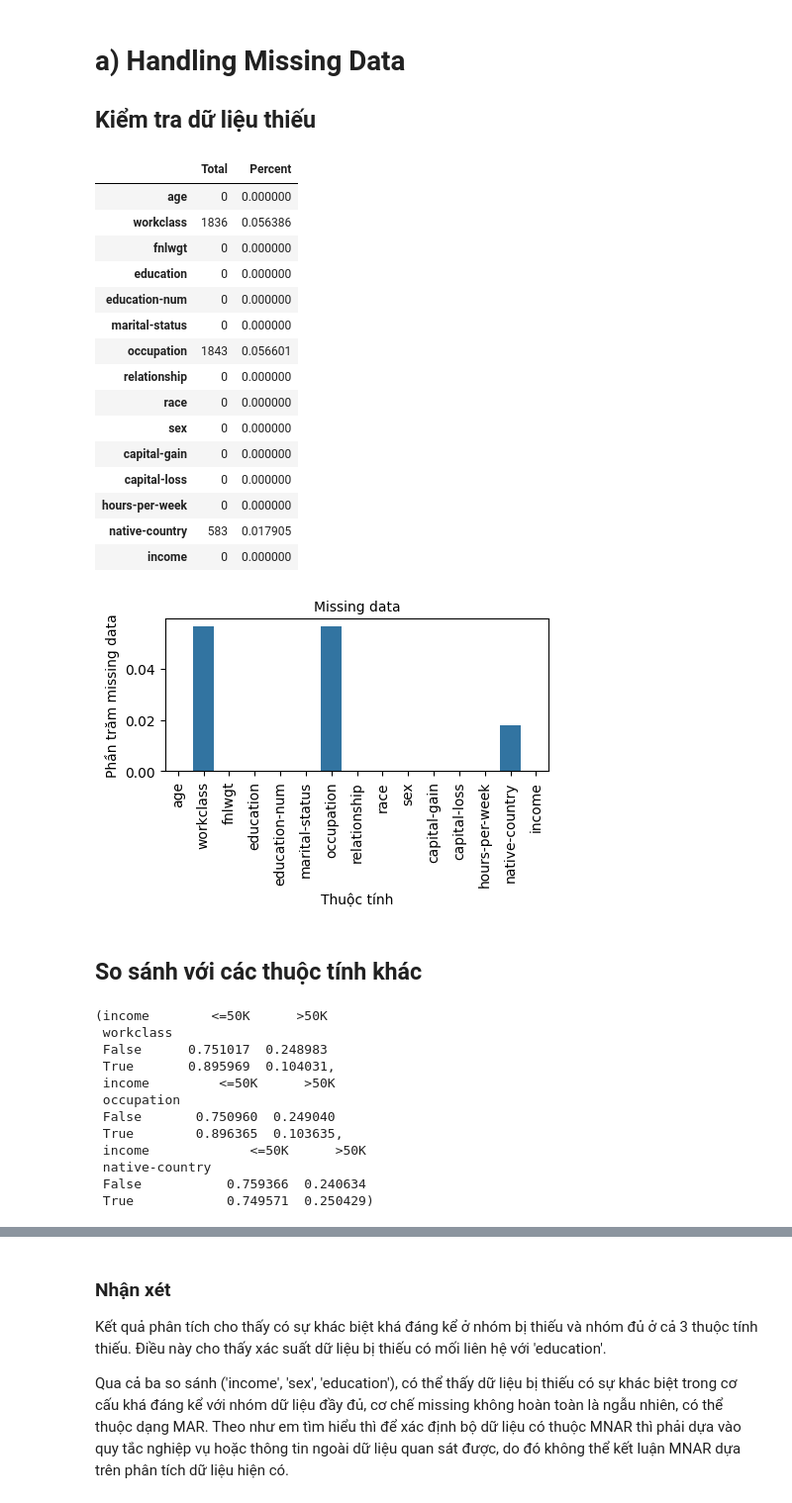
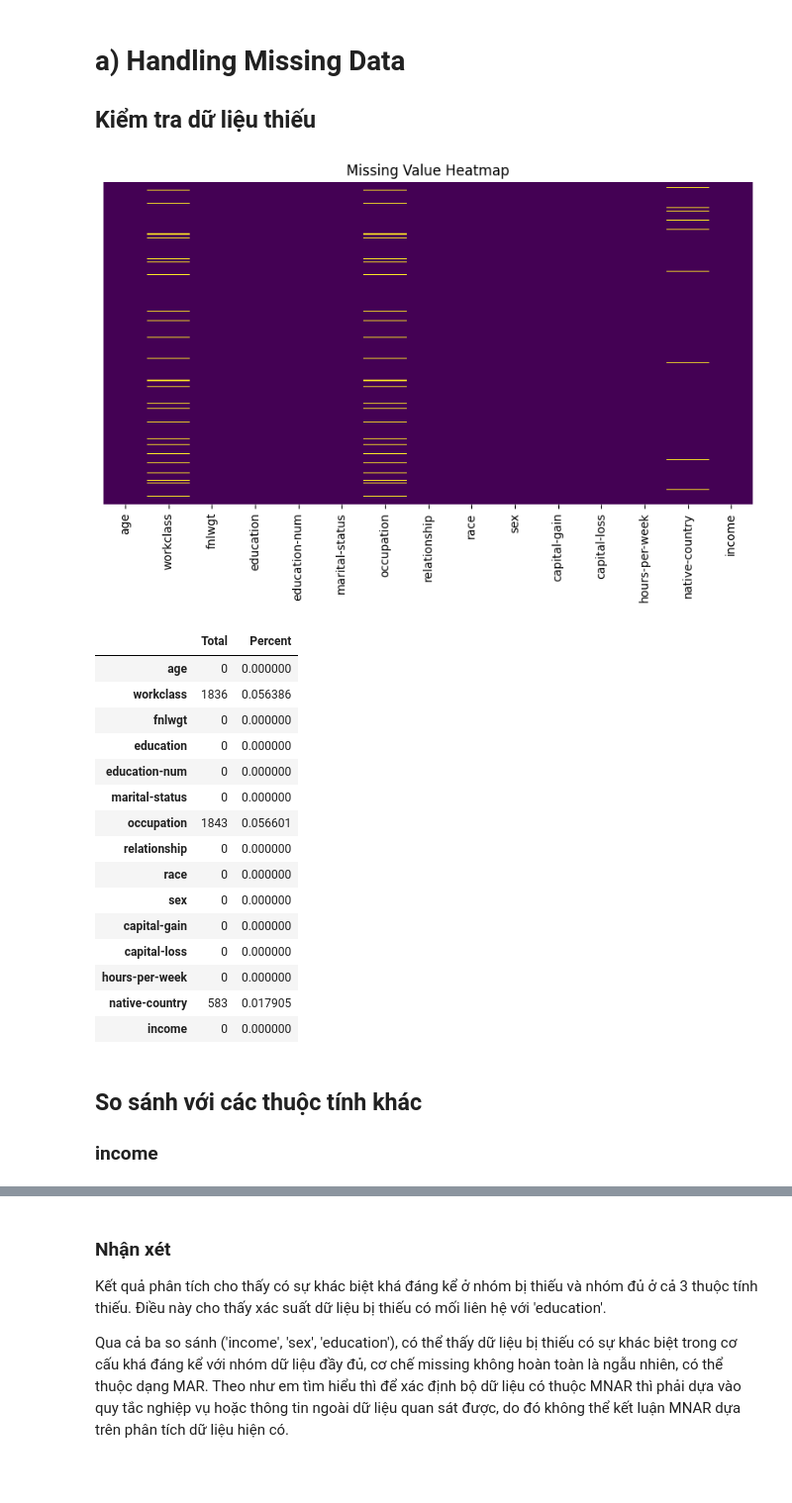
Before and after one commit to thloc1212/DataMiningLab1, a Jupyter notebook: notebooks/02_tabular_preprocessing.ipynb, the cells around one changed output, grey strips where cells are left out. Shown at 99% size. Drawn from its saved outputs; the diff is of its cells as text; code cells hidden in the pictures; blank space fills up the shorter version.

Commit message:
Chỉnh sửa code + thêm biểu đồ

```diff
--- a/notebooks/02_tabular_preprocessing.ipynb
+++ b/notebooks/02_tabular_preprocessing.ipynb
@@ -47,22 +47,28 @@ memory usage: 3.7+ MB
 # %%
 total = train_data.isnull().sum()
 
 # Tính phần trăm missing data
 percent = (train_data.isnull().sum()/train_data.isnull().count())
 
 # Tạo DataFrame hiển thị tổng số và phần trăm missing data
 missing_data = pd.concat([total, percent], axis=1, keys=['Total', 'Percent'])
 
-# Vẽ biểu đồ
-f, ax = plt.subplots(figsize=(5, 2))
-plt.xticks(rotation=90)
-sns.barplot(x=missing_data.index, y=missing_data['Percent'])
-plt.xlabel('Thuộc tính', fontsize=10)
-plt.ylabel('Phần trăm missing data', fontsize=10)
-plt.title('Missing data', fontsize=10)
+missing_percent = train_data.isnull().mean() * 100
+missing_percent = missing_percent[missing_percent > 0]
+
+plt.figure(figsize=(10,5))
+sns.heatmap(train_data.isnull(),
+            cbar=False,
+            yticklabels=False,
+            cmap="viridis")
+plt.title("Missing Value Heatmap")
+plt.show()
+
+
 
 missing_data.head(15)
 # %% [output]
+[figure, new version]
 |  | Total | Percent |
 | age | 0 | 0.000000 |
 | workclass | 1836 | 0.056386 |
@@ -79,26 +85,6 @@ missing_data.head(15)
 | hours-per-week | 0 | 0.000000 |
 | native-country | 583 | 0.017905 |
 | income | 0 | 0.000000 |
-[figure, old version]
 # %% [markdown]
 ## So sánh với các thuộc tính khác
+### income
-# %%
-# Phân tích mối quan hệ giữa missing data và biến mục tiêu 'income'
-table_workclass_income = pd.crosstab(train_data["workclass"].isnull(), train_data["income"], normalize='index')
-table_occupation_income = pd.crosstab(train_data["occupation"].isnull(), train_data["income"], normalize='index')
-table_native_country_income = pd.crosstab(train_data["native-country"].isnull(), train_data["income"], normalize='index')
-
-table_workclass_income, table_occupation_income, table_native_country_income
-# %% [output]
-(income        <=50K      >50K
- workclass
- False      0.751017  0.248983
- True       0.895969  0.104031,
- income         <=50K      >50K
- occupation
- False       0.750960  0.249040
- True        0.896365  0.103635,
- income             <=50K      >50K
- native-country
- False           0.759366  0.240634
- True            0.749571  0.250429)
```
Also changed, not shown: parts of 30 cells of this notebook.
